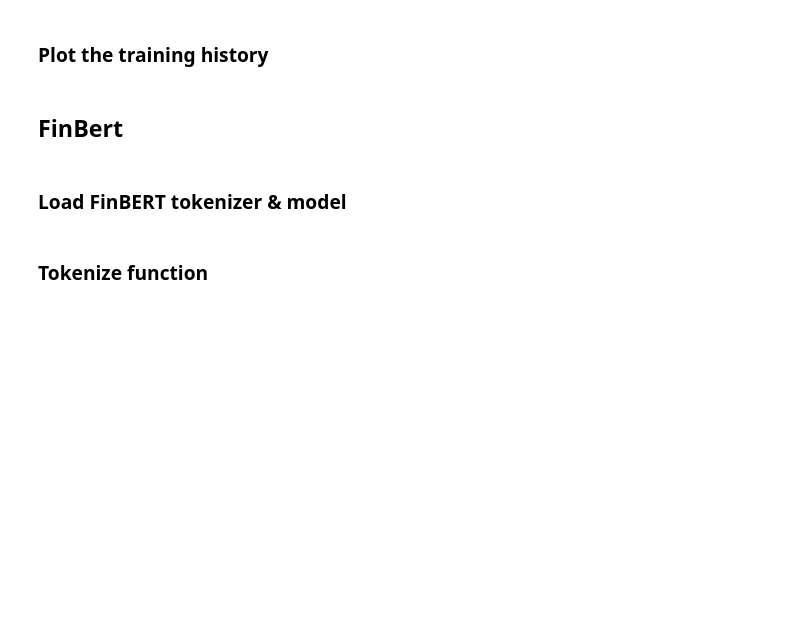
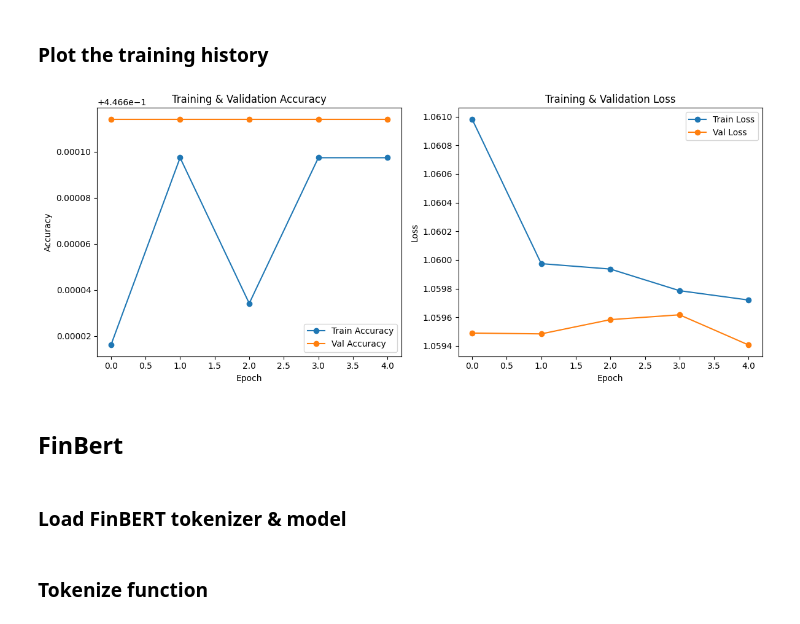
Before and after one commit to BrokenBicycle98/FYP, a Jupyter notebook: Data_Preprocessing.ipynb, the cells around one changed output. Cells and saved outputs as stored; diff of their text form; code cells hidden in the pictures; blank space fills up the shorter version.

```diff
--- a/Data_Preprocessing.ipynb
+++ b/Data_Preprocessing.ipynb
@@ -778,7 +857,7 @@ def build_lstm_model(hp):
     # Embedding layer with tunable embedding dimensions
     model.add(Embedding(
         input_dim=vocab_size,
-        output_dim=hp.Choice('embedding_dim', [50, 100, 200]),  # Tune embedding dimensions
+        output_dim=hp.Choice('embedding_dim', [5000, 10000, 20000]),  # Tune embedding dimensions
         input_length=input_length
     ))
 
@@ -816,7 +895,7 @@ def build_lstm_model(hp):
 tuner = kt.RandomSearch(
     build_lstm_model,  # Pass the model-building function
     objective='val_accuracy',  # Optimize for validation accuracy
-    max_trials=5,  # Number of combinations to try
+    max_trials=10,  # Number of combinations to try
     directory='lstm_tuning_results',  # Save tuning logs here
     project_name='lstm_text_classification'  # Name of the project
 )
@@ -840,0 +922,8 @@ KeyboardInterrupt:
+# %%
+best_hps = tuner.get_best_hyperparameters(num_trials=1)[0]
+
+print(f"Best Embedding Dimension: {best_hps.get('embedding_dim')}")
+print(f"Best LSTM Units: {best_hps.get('lstm_units')}")
+print(f"Best Dense Units: {best_hps.get('dense_units')}")
+print(f"Best Dropout Rate: {best_hps.get('dropout')}")
+print(f"Best Learning Rate: {best_hps.get('learning_rate')}")
@@ -891,34 +1009,37 @@ plt.show()
 # %% [markdown]
 ### Plot the training history
 # %%
-def plot_training_history_lstm(history):
+def plot_training_history(history):
     """
-    Plots the accuracy and loss curves from the LSTM training history.
+    Plots the accuracy and loss curves from the training history.
     """
+    # Accuracy
     plt.figure(figsize=(12, 5))
 
     # Subplot 1: Accuracy
-    plt.subplot(1, 2, 1)a
+    plt.subplot(1, 2, 1)
     plt.plot(history.history['accuracy'], label='Train Accuracy', marker='o')
     plt.plot(history.history['val_accuracy'], label='Val Accuracy', marker='o')
-    plt.title('LSTM: Training & Validation Accuracy')
+    plt.title('Training & Validation Accuracy')
     plt.xlabel('Epoch')
     plt.ylabel('Accuracy')
     plt.legend()
 
     # Subplot 2: Loss
     plt.subplot(1, 2, 2)
     plt.plot(history.history['loss'], label='Train Loss', marker='o')
     plt.plot(history.history['val_loss'], label='Val Loss', marker='o')
-    plt.title('LSTM: Training & Validation Loss')
+    plt.title('Training & Validation Loss')
     plt.xlabel('Epoch')
     plt.ylabel('Loss')
     plt.legend()
 
     plt.tight_layout()
     plt.show()
 
-plot_training_history_lstm(history_lstm)
+plot_training_history(history)
+# %% [output]
+[figure, added]
 # %% [markdown]
 ## FinBert
 # %%
```
Also changed, not shown: parts of 24 cells of this notebook.
